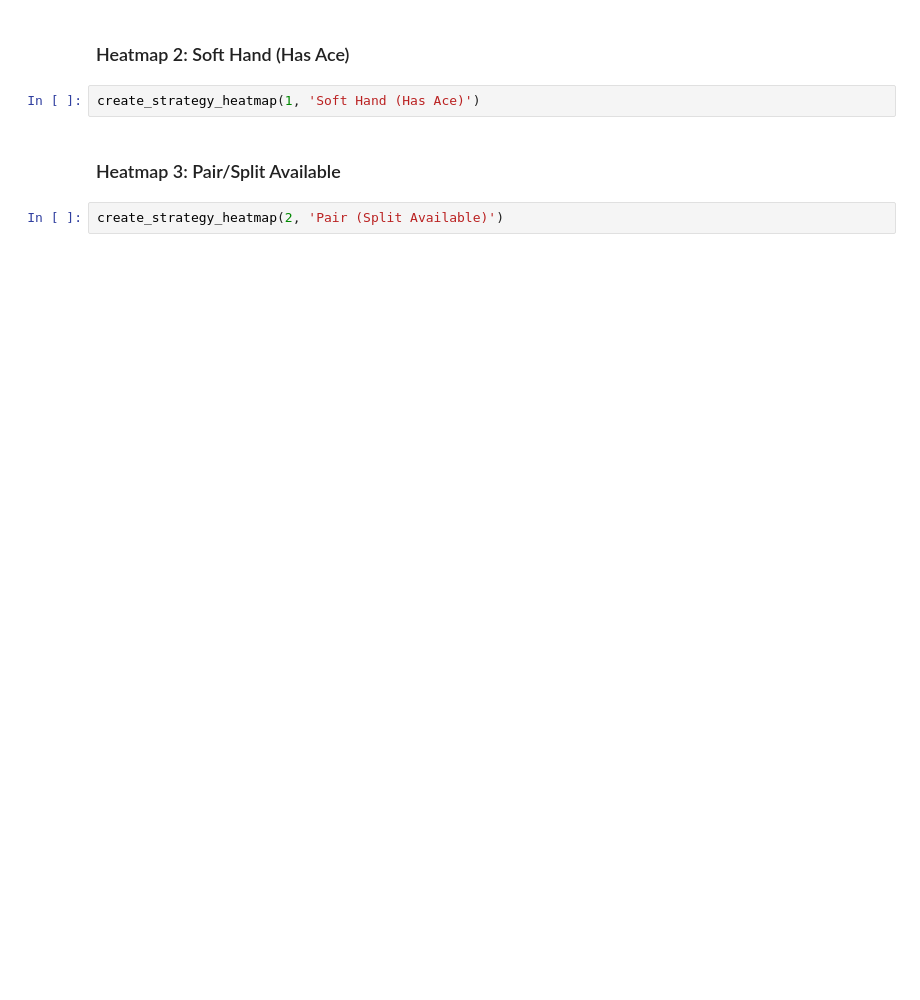
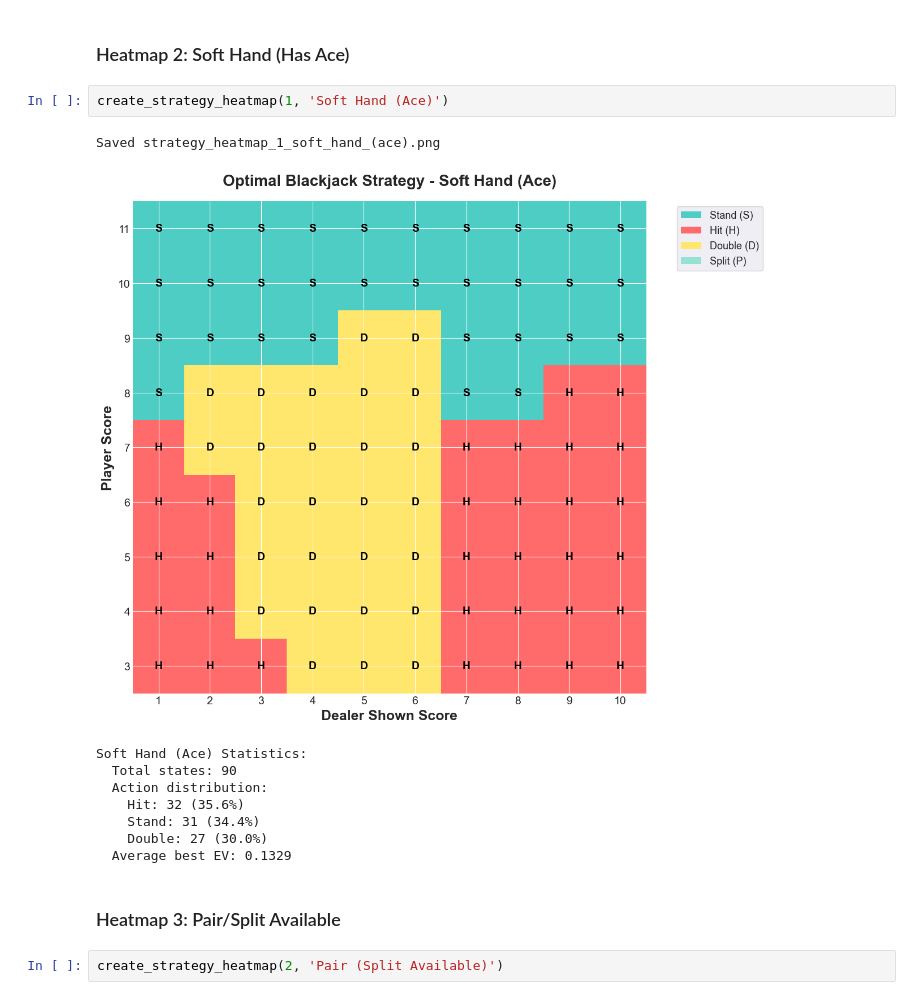
Before and after one commit to AdamPalmer28/Blackjack-Simulator, a Jupyter notebook: analysis/blackjack_analysis.ipynb, the cells around one changed output. Cells and saved outputs as stored; diff of their text form; blank space fills up the shorter version.

```diff
--- a/analysis/blackjack_analysis.ipynb
+++ b/analysis/blackjack_analysis.ipynb
@@ -223,7 +254,17 @@ create_strategy_heatmap(0, 'Normal Hand (Hard)')
 # %% [markdown]
 ### Heatmap 2: Soft Hand (Has Ace)
 # %%
-create_strategy_heatmap(1, 'Soft Hand (Has Ace)')
+create_strategy_heatmap(1, 'Soft Hand (Ace)')
+# %% [output]
+Saved strategy_heatmap_1_soft_hand_(ace).png
+[figure, added]
+Soft Hand (Ace) Statistics:
+  Total states: 90
+  Action distribution:
+    Hit: 32 (35.6%)
+    Stand: 31 (34.4%)
+    Double: 27 (30.0%)
+  Average best EV: 0.1329
 # %% [markdown]
 ### Heatmap 3: Pair/Split Available
 # %%
```
Also changed, not shown: parts of 9 cells of this notebook, 6 other files.
